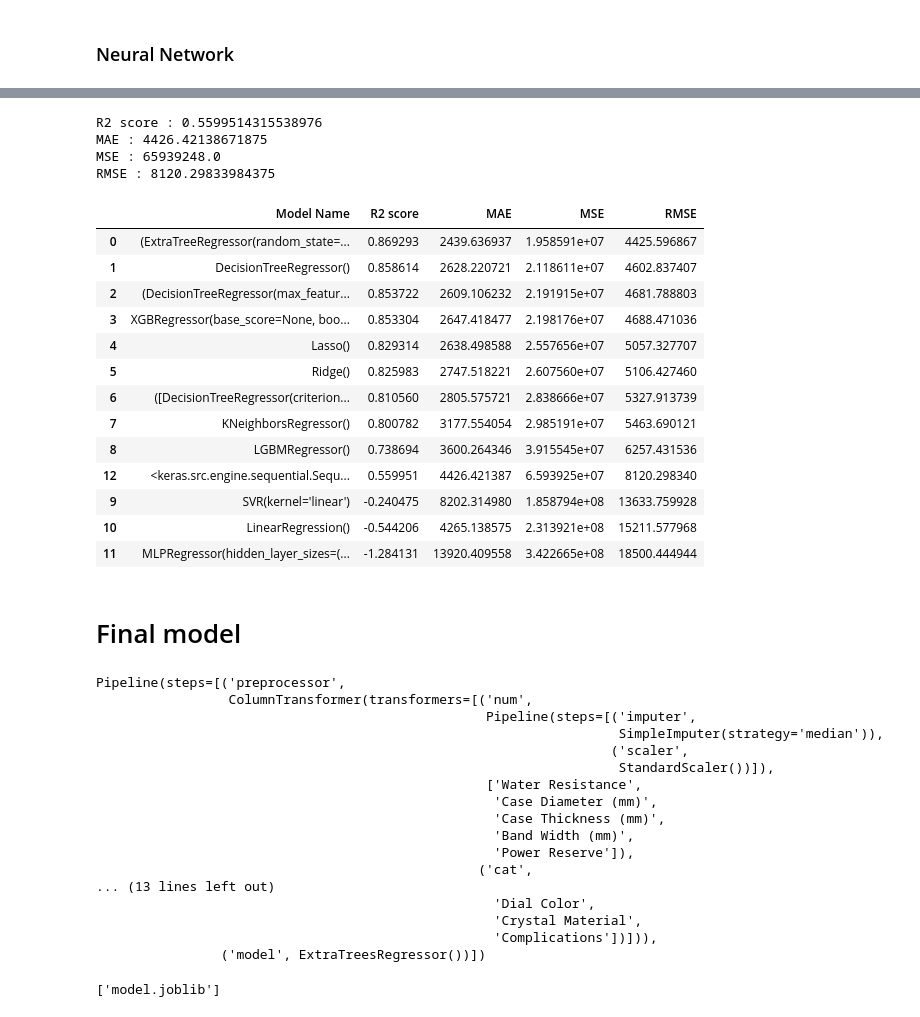
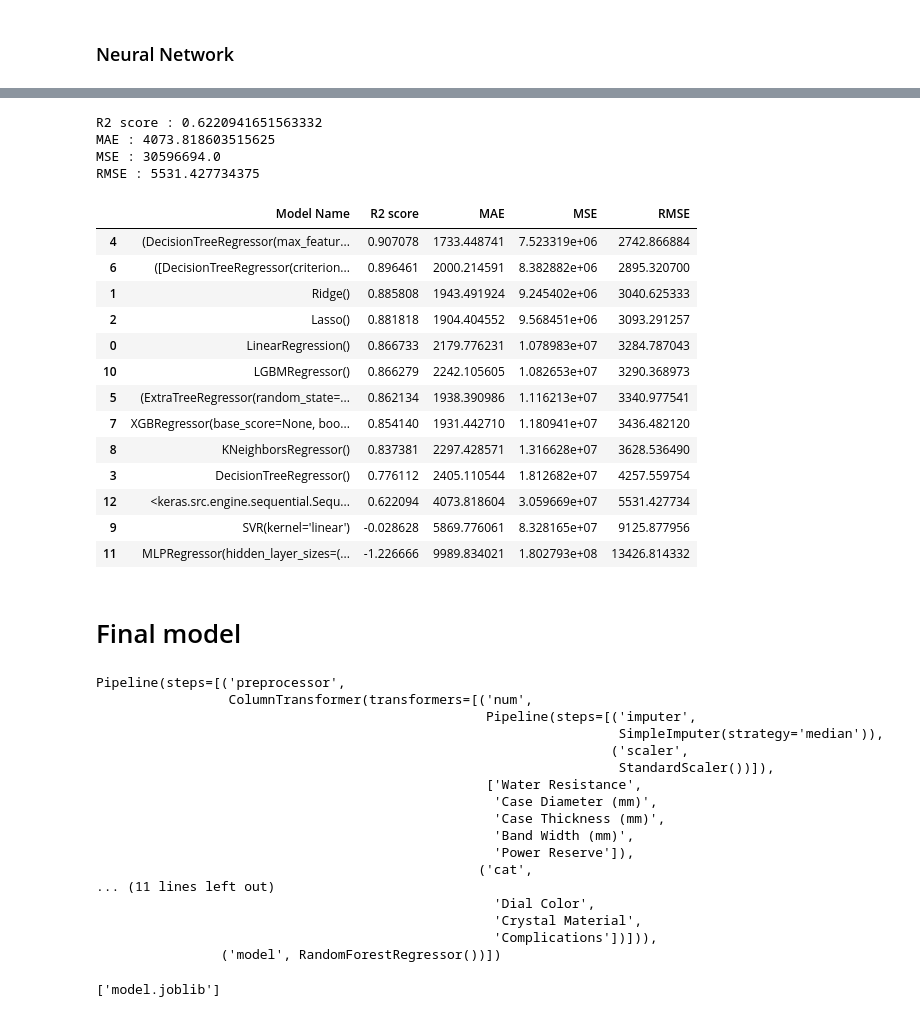
Before and after one commit to DonaJankova97/watch-price-prediction, a Jupyter notebook: model/model.ipynb, the cells around one changed output, grey strips where cells are left out. Drawn from its saved outputs; the diff is of its cells as text; code cells hidden in the pictures.

Commit message:
model changes

```diff
--- a/model/model.ipynb
+++ b/model/model.ipynb
@@ -79,7 +78,8 @@ df['Power Reserve'] = df['Power Reserve'].apply(lambda x: float(str(x).replace('
 # %% [markdown]
 ### Remove rows that contain nan values
 # %%
-df.dropna(inplace=True)
+# df.dropna(inplace=True)
+df.dropna(subset = ['Price (USD)'], inplace=True)
 # %% [markdown]
 ### Remove duplicated rows
 # %%
@@ -132,9 +131,8 @@ numeric_transformer = Pipeline([
 
 categorical_transformer = Pipeline([
     ("lowercase", LowercaseTransformer()),  # Custom transformer for lowercase
-    ("imputer", SimpleImputer(strategy="constant")),
+    ("imputer", SimpleImputer(strategy="constant", fill_value="missing")),
     ("encoder", OneHotEncoder(handle_unknown="ignore")),
-    ("selector", SelectPercentile(chi2, percentile=50)),
 ])
 preprocessor = ColumnTransformer(
     transformers=[
@@ -194,7 +192,6 @@ for model in Models:
 
     print('=' * 80)
 
-results = results.sort_values(by='RMSE', ascending=True)
-display(results)
+display(results.sort_values(by='RMSE', ascending=True))
 # %% [output]
 Model is: LinearRegression()
@@ -272,41 +269,40 @@ Epoch 140/140
 # %%
 r2score = r2_score(y_test_preprocessed, prediction)
 mae = mean_absolute_error(y_test_preprocessed, prediction)
 mse = mean_squared_error(y_test_preprocessed, prediction)
 rmse = np.sqrt(mean_squared_error(y_test_preprocessed, prediction))
 print('R2 score : {}'.format(r2score))
 print('MAE : {}'.format(mae))
 print('MSE : {}'.format(mse))
 print('RMSE : {}'.format(rmse))
 
 model_df = pd.DataFrame({'Model Name': [model], 'R2 score': [r2score], 'MAE': [mae], 'MSE': [mse], 'RMSE': [rmse]})
 results = pd.concat([results, model_df], ignore_index=True)
-results = results.sort_values(by='RMSE', ascending=True)
-display(results)
+display(results.sort_values(by='RMSE', ascending=True))
 # %% [output]
-R2 score : 0.5599514315538976
-MAE : 4426.42138671875
-MSE : 65939248.0
-RMSE : 8120.29833984375
+R2 score : 0.6220941651563332
+MAE : 4073.818603515625
+MSE : 30596694.0
+RMSE : 5531.427734375
 |  | Model Name | R2 score | MAE | MSE | RMSE |
-| 0 | (ExtraTreeRegressor(random_state=... | 0.869293 | 2439.636937 | 1.958591e+07 | 4425.596867 |
-| 1 | DecisionTreeRegressor() | 0.858614 | 2628.220721 | 2.118611e+07 | 4602.837407 |
-| 2 | (DecisionTreeRegressor(max_featur... | 0.853722 | 2609.106232 | 2.191915e+07 | 4681.788803 |
-| 3 | XGBRegressor(base_score=None, boo... | 0.853304 | 2647.418477 | 2.198176e+07 | 4688.471036 |
-| 4 | Lasso() | 0.829314 | 2638.498588 | 2.557656e+07 | 5057.327707 |
-| 5 | Ridge() | 0.825983 | 2747.518221 | 2.607560e+07 | 5106.427460 |
-| 6 | ([DecisionTreeRegressor(criterion... | 0.810560 | 2805.575721 | 2.838666e+07 | 5327.913739 |
-| 7 | KNeighborsRegressor() | 0.800782 | 3177.554054 | 2.985191e+07 | 5463.690121 |
-| 8 | LGBMRegressor() | 0.738694 | 3600.264346 | 3.915545e+07 | 6257.431536 |
-| 12 | <keras.src.engine.sequential.Sequ... | 0.559951 | 4426.421387 | 6.593925e+07 | 8120.298340 |
-| 9 | SVR(kernel='linear') | -0.240475 | 8202.314980 | 1.858794e+08 | 13633.759928 |
-| 10 | LinearRegression() | -0.544206 | 4265.138575 | 2.313921e+08 | 15211.577968 |
-| 11 | MLPRegressor(hidden_layer_sizes=(... | -1.284131 | 13920.409558 | 3.422665e+08 | 18500.444944 |
+| 4 | (DecisionTreeRegressor(max_featur... | 0.907078 | 1733.448741 | 7.523319e+06 | 2742.866884 |
+| 6 | ([DecisionTreeRegressor(criterion... | 0.896461 | 2000.214591 | 8.382882e+06 | 2895.320700 |
+| 1 | Ridge() | 0.885808 | 1943.491924 | 9.245402e+06 | 3040.625333 |
+| 2 | Lasso() | 0.881818 | 1904.404552 | 9.568451e+06 | 3093.291257 |
+| 0 | LinearRegression() | 0.866733 | 2179.776231 | 1.078983e+07 | 3284.787043 |
+| 10 | LGBMRegressor() | 0.866279 | 2242.105605 | 1.082653e+07 | 3290.368973 |
+| 5 | (ExtraTreeRegressor(random_state=... | 0.862134 | 1938.390986 | 1.116213e+07 | 3340.977541 |
+| 7 | XGBRegressor(base_score=None, boo... | 0.854140 | 1931.442710 | 1.180941e+07 | 3436.482120 |
+| 8 | KNeighborsRegressor() | 0.837381 | 2297.428571 | 1.316628e+07 | 3628.536490 |
+| 3 | DecisionTreeRegressor() | 0.776112 | 2405.110544 | 1.812682e+07 | 4257.559754 |
+| 12 | <keras.src.engine.sequential.Sequ... | 0.622094 | 4073.818604 | 3.059669e+07 | 5531.427734 |
+| 9 | SVR(kernel='linear') | -0.028628 | 5869.776061 | 8.328165e+07 | 9125.877956 |
+| 11 | MLPRegressor(hidden_layer_sizes=(... | -1.226666 | 9989.834021 | 1.802793e+08 | 13426.814332 |
 # %% [markdown]
 # Final model
 # %%
 pipeline = Pipeline(
-    steps=[("preprocessor", preprocessor), ("model", etree)]
+    steps=[("preprocessor", preprocessor), ("model", rf)]
 )
 pipeline.fit(X, y)
 # %% [output]
@@ -322,11 +318,11 @@ Pipeline(steps=[('preprocessor',
                                                    'Band Width (mm)',
                                                    'Power Reserve']),
                                                  ('cat',
-... (13 lines left out)
+... (11 lines left out)
                                                    'Dial Color',
                                                    'Crystal Material',
                                                    'Complications'])])),
-                ('model', ExtraTreesRegressor())])
+                ('model', RandomForestRegressor())])
 # %%
 joblib.dump(pipeline, "model.joblib")
 # %% [output]
```
Also changed, not shown: parts of 4 cells of this notebook, 2 other files.
